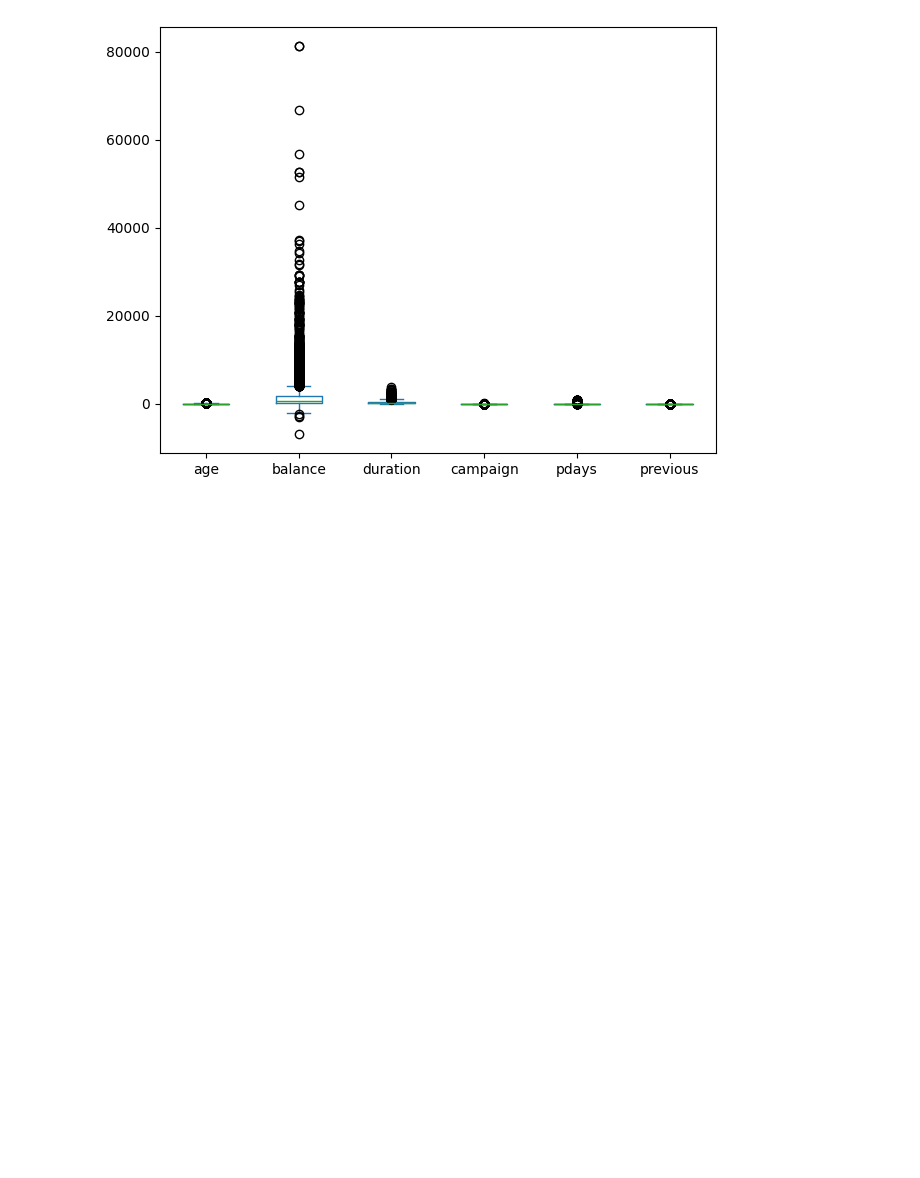
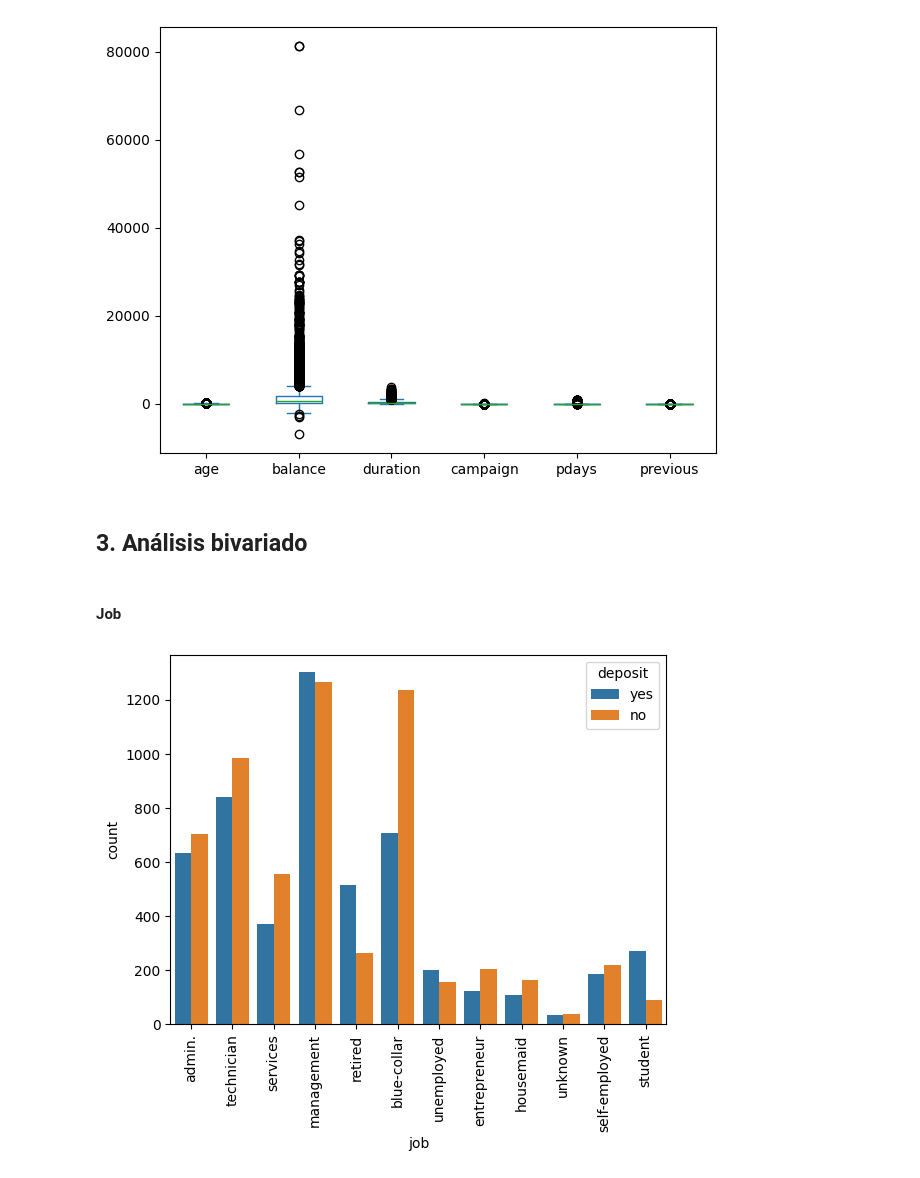
Before and after one commit to MarinaTorba/PersonalDataProrjects, a Jupyter notebook: Equip_9/Scripts/EDA.ipynb, the cells around one changed output. Drawn from its saved outputs; the diff is of its cells as text; code cells hidden in the pictures; blank space fills up the shorter version.

```diff
--- a/Equip_9/Scripts/EDA.ipynb
+++ b/Equip_9/Scripts/EDA.ipynb
@@ -176,3 +213,13 @@ plt.tight_layout()
 plt.show()
 # %% [output]
 [figure]
+# %% [markdown]
+## 3. Análisis bivariado
+# %% [markdown]
+#### Job
+# %%
+sns.countplot(data=df_original, x='job', hue='deposit')
+plt.xticks(rotation=90)
+plt.show()
+# %% [output]
+[figure, added]
```
Also changed, not shown: parts of 12 cells of this notebook.
